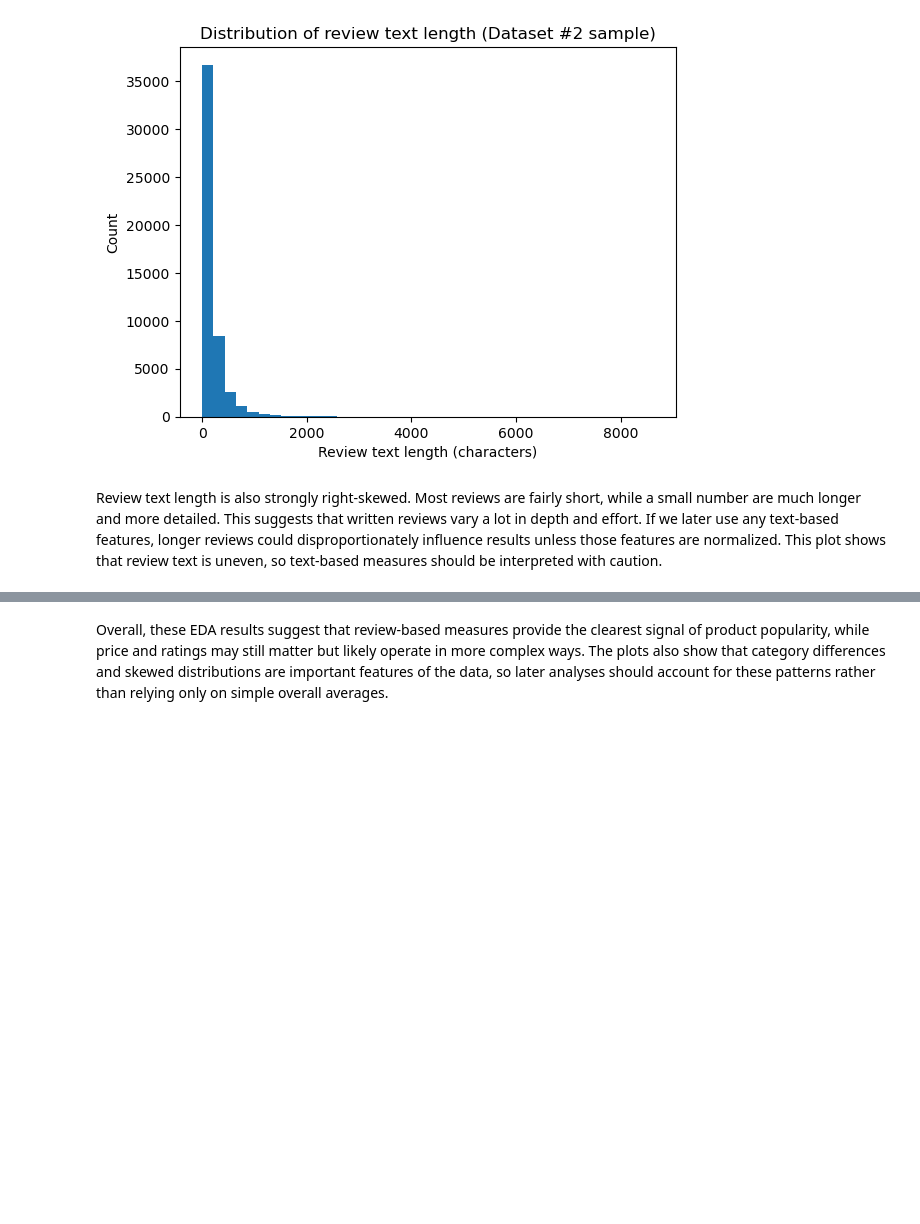
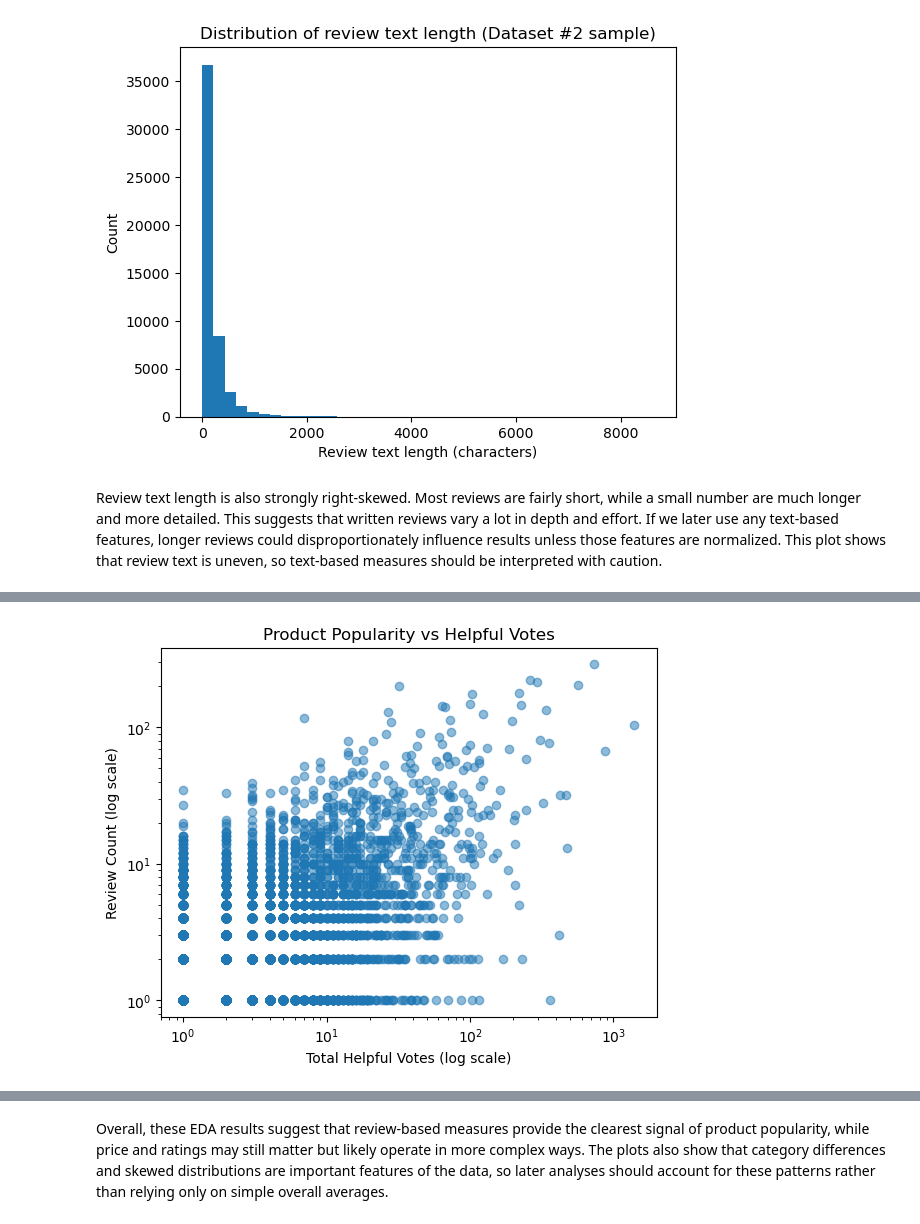
Before and after one commit to COGS108/Group129_WI26, a Jupyter notebook: 03-FinalProject.ipynb, the cells around one changed output, grey strips where cells are left out. Drawn from its saved outputs; the diff is of its cells as text; code cells hidden in the pictures; blank space fills up the shorter version.

```diff
--- a/03-FinalProject.ipynb
+++ b/03-FinalProject.ipynb
@@ -904,0 +1047,16 @@ Review text length is also strongly right-skewed. Most reviews are fairly short,
+# %%
+agg2 = df2_reviews.groupby("asin").agg({
+    "helpful_vote": "sum",
+    "asin": "count"
+}).rename(columns={"asin": "review_count"})
+
+plt.figure()
+plt.scatter(agg2["helpful_vote"], agg2["review_count"], alpha=0.5)
+plt.xscale("log")
+plt.yscale("log")
+plt.xlabel("Total Helpful Votes (log scale)")
+plt.ylabel("Review Count (log scale)")
+plt.title("Product Popularity vs Helpful Votes")
+plt.show()
+# %% [output]
+[figure, added]
```
Also changed, not shown: parts of 18 cells of this notebook.
